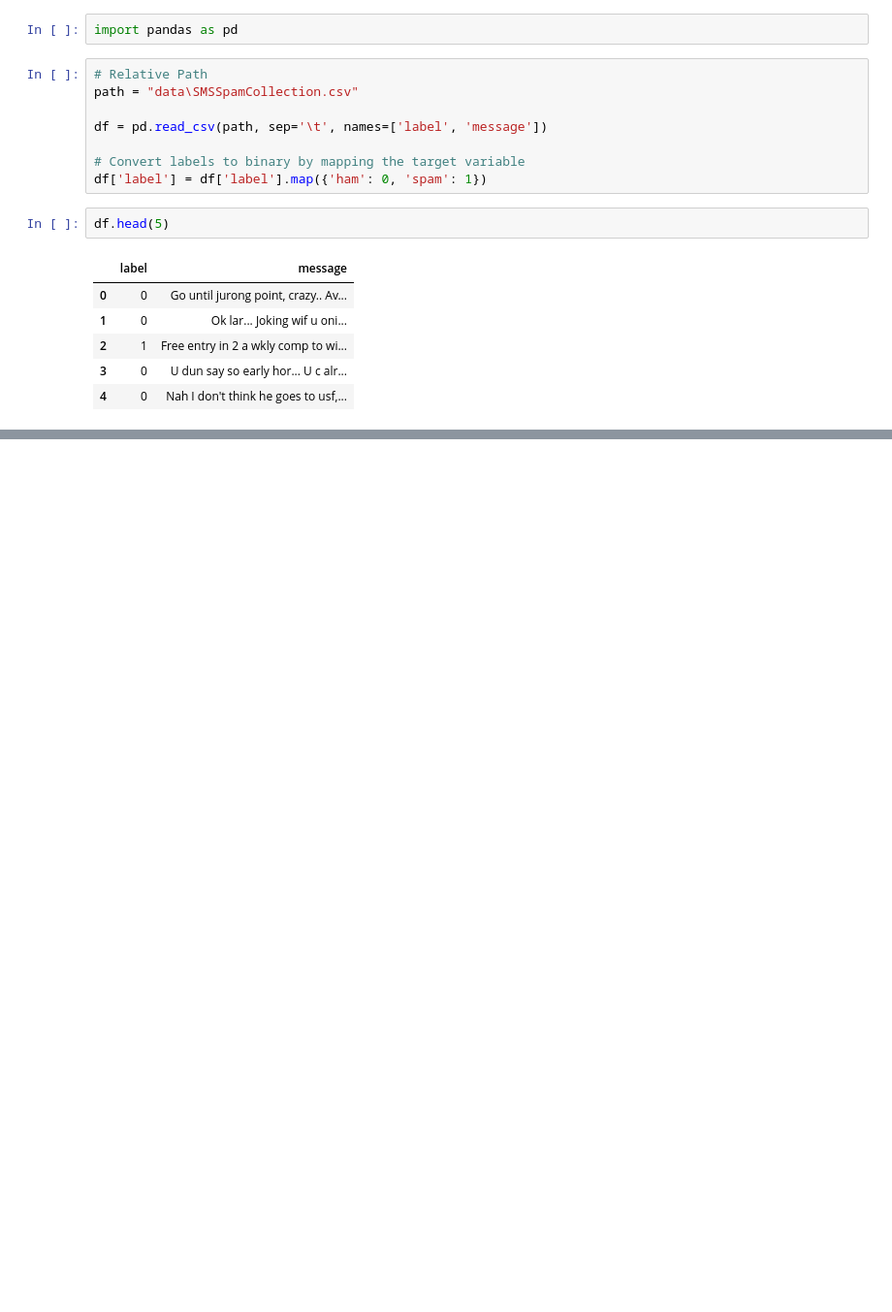
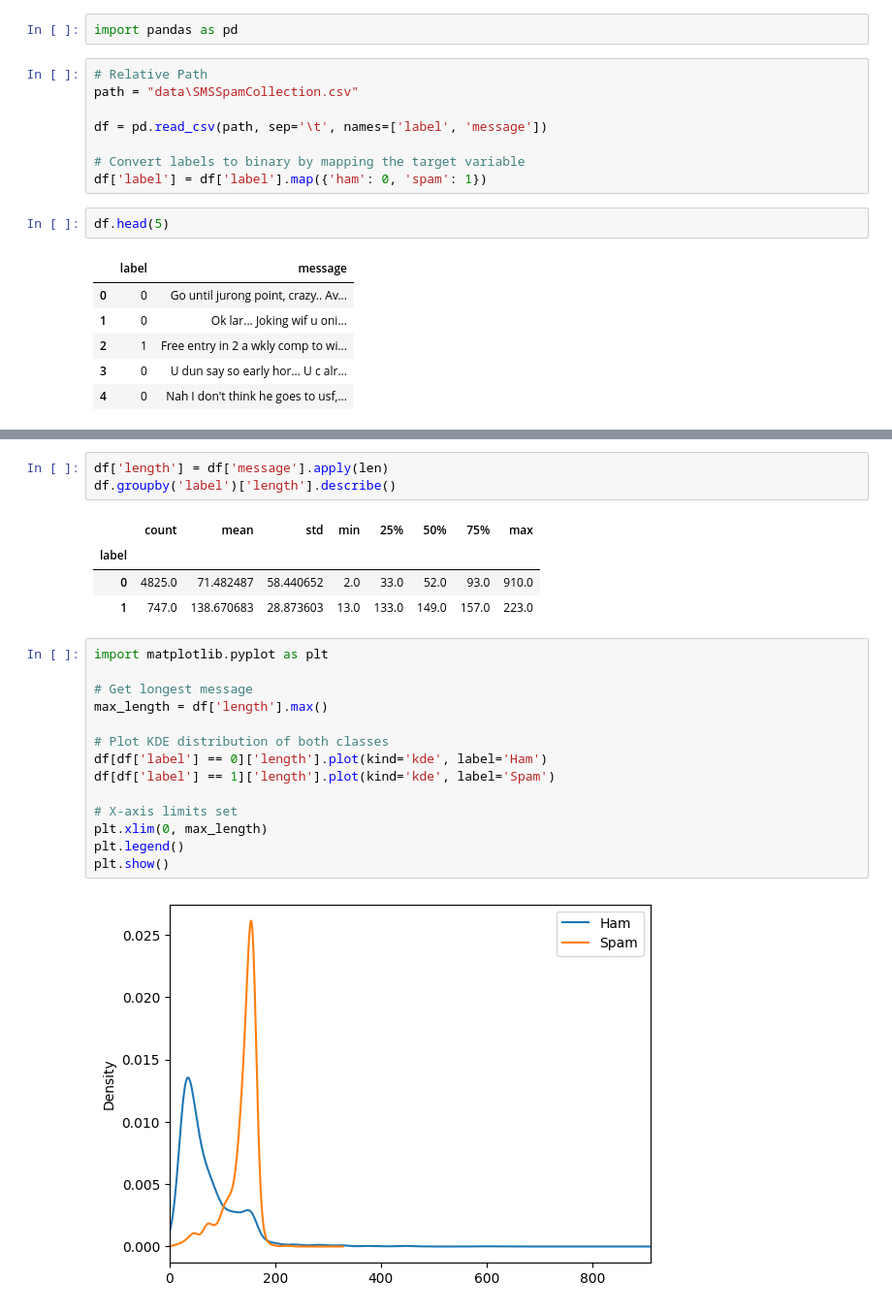
Before and after one commit to Akshay-Rajesh/Spam-text-classifier, a Jupyter notebook: data_understanding.ipynb, the cells around one changed output, grey strips where cells are left out. Shown at 97% size. Cells and saved outputs as stored; diff of their text form; blank space fills up the shorter version.

```diff
--- a/data_understanding.ipynb
+++ b/data_understanding.ipynb
@@ -19,0 +29,24 @@ df.head(5)
+# %%
+df['length'] = df['message'].apply(len)
+df.groupby('label')['length'].describe()
+# %% [output]
+|  | count | mean | std | min | 25% | 50% | 75% | max |
+| label |  |  |  |  |  |  |  |  |
+| 0 | 4825.0 | 71.482487 | 58.440652 | 2.0 | 33.0 | 52.0 | 93.0 | 910.0 |
+| 1 | 747.0 | 138.670683 | 28.873603 | 13.0 | 133.0 | 149.0 | 157.0 | 223.0 |
+# %%
+import matplotlib.pyplot as plt
+
+# Get longest message
+max_length = df['length'].max()
+
+# Plot KDE distribution of both classes
+df[df['label'] == 0]['length'].plot(kind='kde', label='Ham')
+df[df['label'] == 1]['length'].plot(kind='kde', label='Spam')
+
+# X-axis limits set
+plt.xlim(0, max_length)
+plt.legend()
+plt.show()
+# %% [output]
+[figure, added]
```
Also changed, not shown: parts of 18 cells of this notebook.
